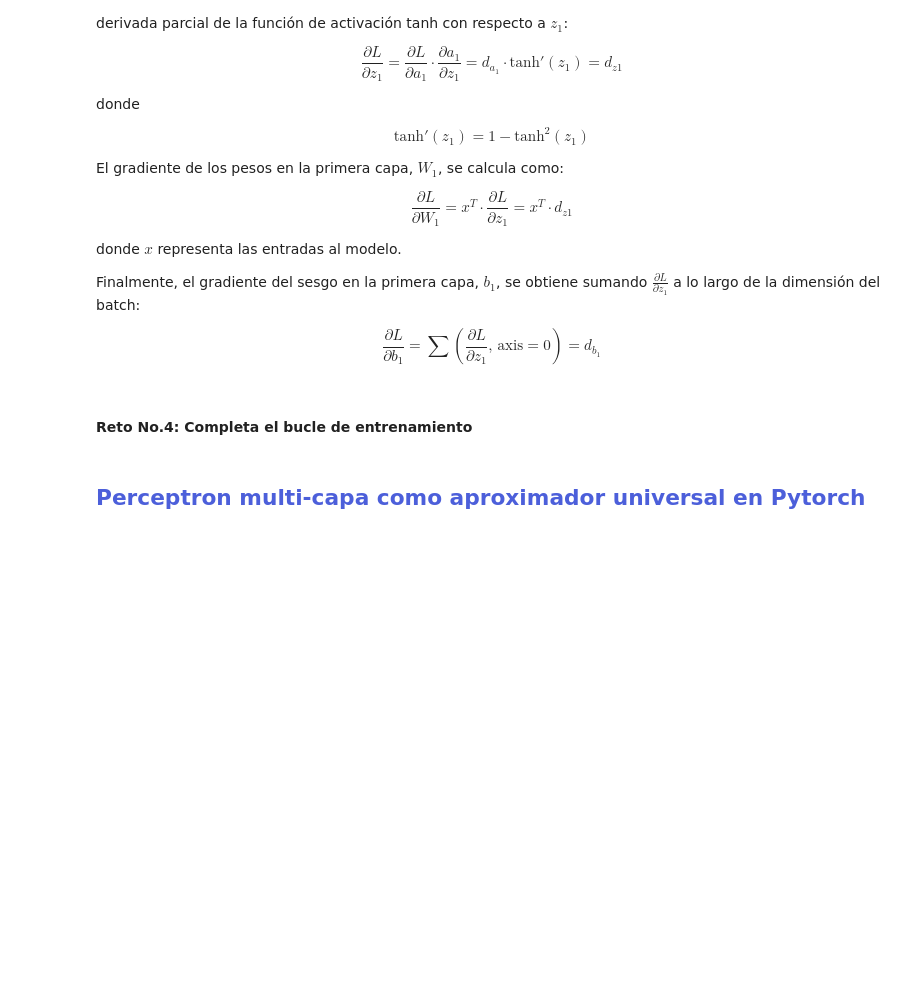
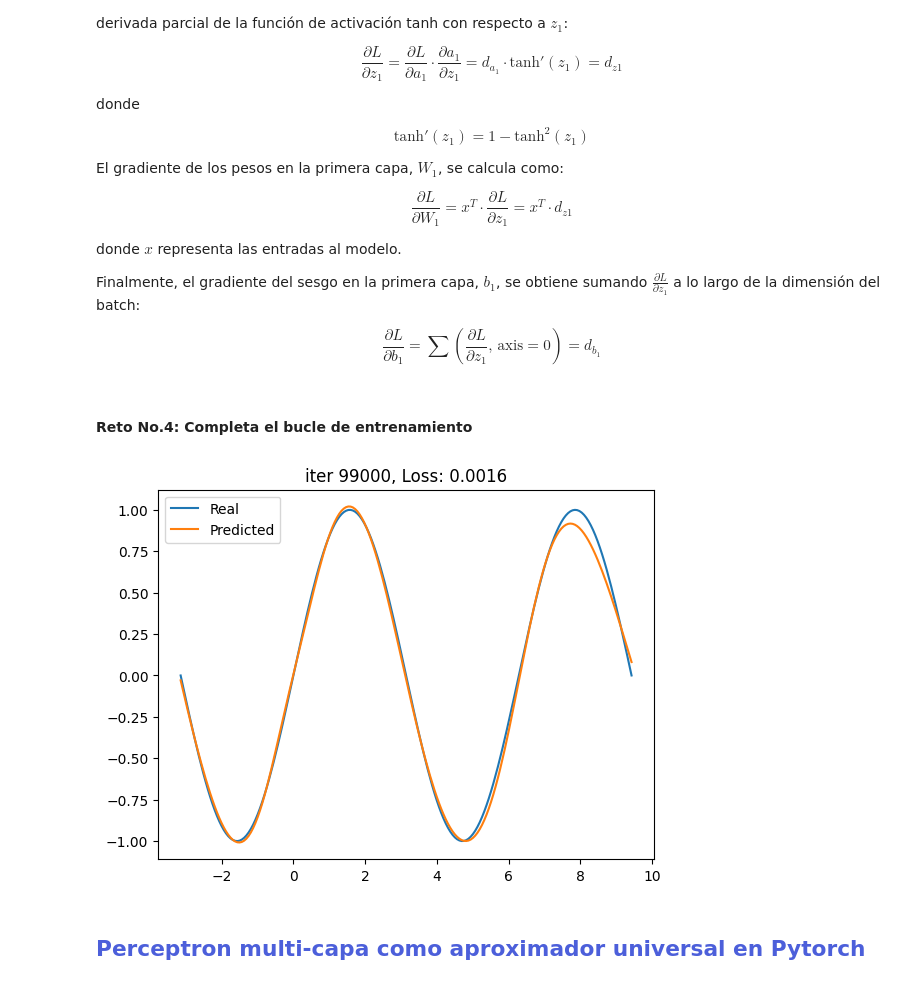
Before and after one commit to Jeferson0809/Hands-on-Computer-Vision, a Jupyter notebook: sesiones/sesion3/Sesion3_1_DeepLearning.ipynb, the cells around one changed output. Drawn from its saved outputs; the diff is of its cells as text; code cells hidden in the pictures; blank space fills up the shorter version.

```diff
--- a/sesiones/sesion3/Sesion3_1_DeepLearning.ipynb
+++ b/sesiones/sesion3/Sesion3_1_DeepLearning.ipynb
@@ -77,7 +77,7 @@ iters = 100000
 np.random.seed(42)
 W1 = np.random.randn(input_size, hidden_size)
 b1 = np.zeros((1, hidden_size))
-W2 = np.random.randn(output_size, hidden_size)
+W2 = np.random.randn(hidden_size, output_size)
 b2 = np.zeros((1, output_size))
 # %% [markdown]
 Se define la derivada de la función de pérdida del error cuadrático medio (MSE) respecto a la predicción como:
@@ -150,7 +150,6 @@ $$
 # %% [markdown]
 #### <font color="EB9A54"> **Reto No.4:** </font> Completa el bucle de entrenamiento
 # %%
-
 # Training loop
 for iter in range(iters):
 
@@ -166,39 +165,41 @@ for iter in range(iters):
     # LOSS CALCULATION
     # ********************
     loss = mse_loss(y, y_pred)
 
     # *********************
     # BACKWARD PASS
     # *********************
     d_loss = mse_loss_derivative(y, y_pred)
     d_z2 = d_loss
-    d_W2 = a1.T*d_z2
-    d_b2 = mse_loss_derivative(y,)
-    d_a1 = FILL
+    d_W2 = np.dot(a1.T, d_z2)
+    d_b2 = np.sum(d_z2, axis=0)
+    d_a1 = d_z2.dot(W2.T)
     d_z1 = d_a1 * tanh_derivative(z1)
-    d_W1 = FILL
+    d_W1 = x.T.dot(d_z1)
     d_b1 = np.sum(d_z1, axis=0)
 
     # ********************
     # WEIGHT UPDATES
     # ********************
     W1 -= learning_rate * d_W1
     b1 -= learning_rate * d_b1
-    W2 -= FILL
-    b2 -= FILL
+    W2 -= learning_rate * d_W2
+    b2 -= learning_rate * d_b2
 
 
     # ********************
     # PLOT PREDICTIONS
     # ********************
     # dont touch this
     if iter % 1000 == 0:
         clear_output(wait=True)
         plt.plot(x, y, label='Real')
         plt.plot(x, y_pred, label='Predicted')
         plt.title(f'iter {iter}, Loss: {loss:.4f}')
         plt.legend()
         plt.show()
+# %% [output]
+[figure, added]
 # %% [markdown]
 ## <font color='#4C5FDA'>**Perceptron multi-capa como aproximador universal en Pytorch** </font> <a name="tema1">
 # %% [markdown]
```
Also changed, not shown: parts of 7 cells of this notebook.
